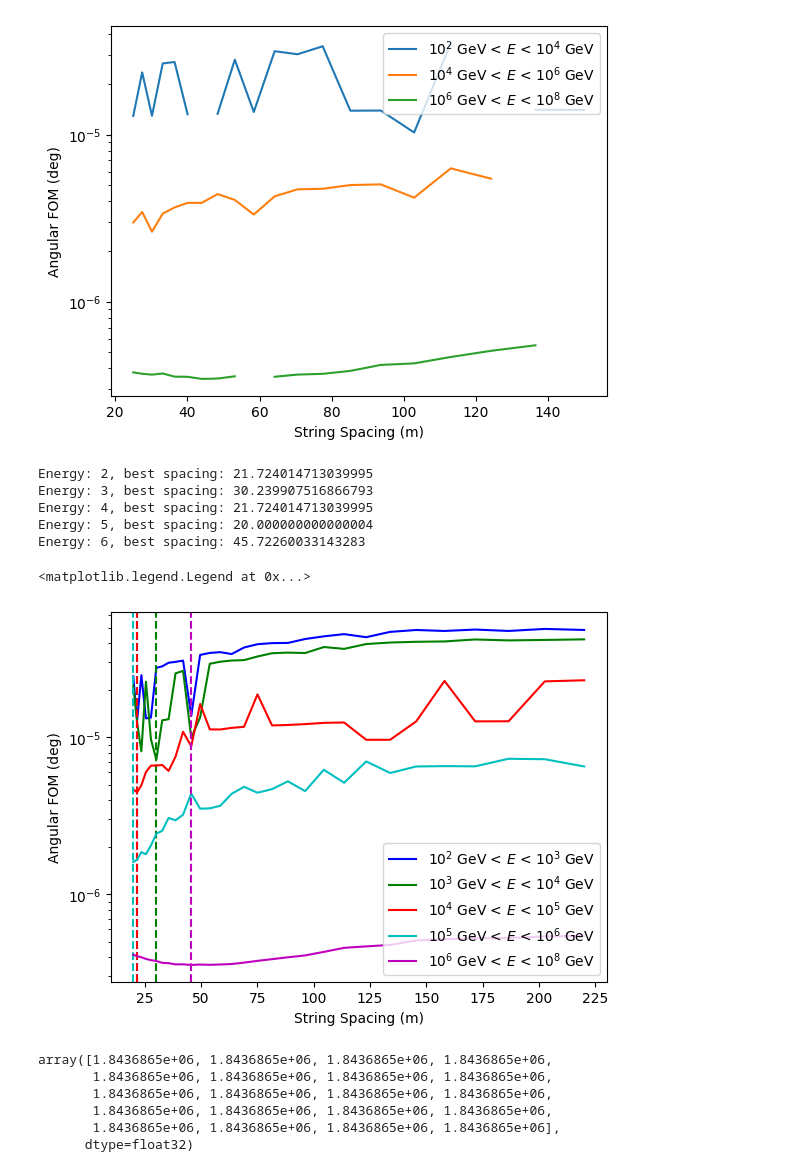
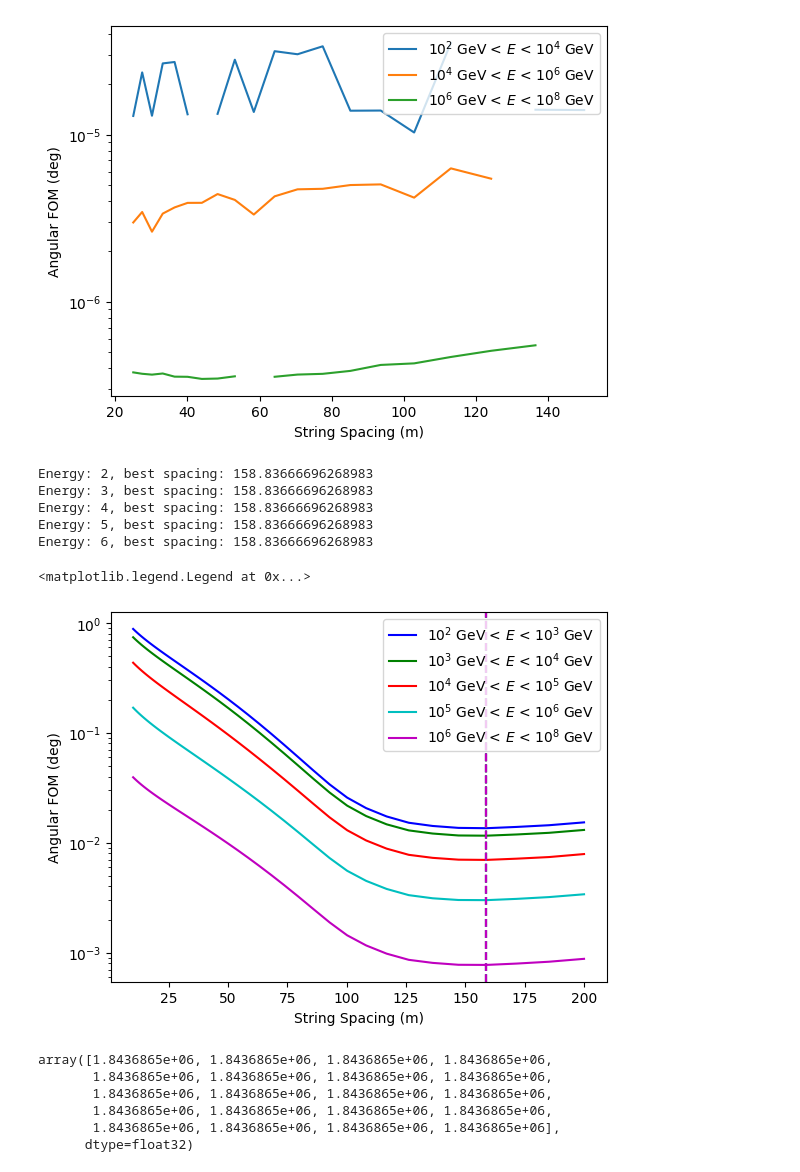
Before and after one commit to kristiantcho/nugget, a Jupyter notebook: nugget/examples/poisson_tests.ipynb, the cells around one changed output. Saved outputs shown, nothing was run; the diff lists cells and outputs as text; code cells hidden in the pictures.

```diff
--- a/nugget/examples/poisson_tests.ipynb
+++ b/nugget/examples/poisson_tests.ipynb
@@ -192,39 +192,39 @@ plt.legend()
 # %%
 angular_loss_dicts = pickle.load(open("pois_tests/pois_127_angular_loss_dicts_energies.pkl", "rb"))
 # %%
-spacing_min = 20
-spacing_max = 220
-spacing_count = 30
+spacing_min = 10
+spacing_max = 200
+spacing_count = 40
 selection_limits = {'zenith': 'horizontal'}
 colors = ['b', 'g', 'r', 'c', 'm', 'y']
 for energy in range(2,7):
     angular_foms = []
-    signal_events = nugget.utils.data_tools.load_signal_events_parquet(f"pois_tests/pois_space_127_signal_events_e{energy}-e{energy+1 if energy < 6 else energy+2}.parquet")
-    selection_inds = nugget.utils.data_tools.select_event_indices(
-    events=signal_events,
-    limits=selection_limits)
+    # signal_events = nugget.utils.data_tools.load_signal_events_parquet(f"pois_tests/pois_space_127_signal_events_e{energy}-e{energy+1 if energy < 6 else energy+2}.parquet")
+    # selection_inds = nugget.utils.data_tools.select_event_indices(
+    # events=signal_events,
+    # limits=selection_limits)
     for angular_loss_dict in angular_loss_dicts[f'{energy}-{energy+1}' if energy < 6 else f'{energy}-{energy+2}']:
         # angular_foms.append(angular_loss_dict['angular_resolution_loss'])
-        ang_res = angular_loss_dict['resolution_per_event'][selection_inds]
-        angular_foms.append(1 / torch.sqrt(torch.sum(1 / (ang_res[torch.isfinite(ang_res)] ** 2))))
-        # angular_foms.append(ang_res[torch.isfinite(ang_res)].median())
+        ang_res = angular_loss_dict['resolution_per_event']#[selection_inds]
+        # angular_foms.append(1 / torch.sqrt(torch.sum(1 / (ang_res[torch.isfinite(ang_res)] ** 2))))
+        angular_foms.append(ang_res[torch.isfinite(ang_res)].mean())
     angular_foms = torch.stack(angular_foms).squeeze().cpu().numpy()
     plt.plot(np.logspace(np.log10(spacing_min), np.log10(spacing_max), spacing_count)[:len(angular_foms)], angular_foms, label=fr"10$^{{{energy}}}$ GeV < $E$ < $10^{{{energy+1 if energy < 6 else energy+2}}}$ GeV", color=colors[energy-2])
     # plot the vertical line at the string spacing where the angular FOM is minimized
     plt.axvline(np.logspace(np.log10(spacing_min), np.log10(spacing_max), spacing_count)[:len(angular_foms)][np.argmin(angular_foms)], linestyle='--', color=colors[energy-2])
     print(f"Energy: {energy}, best spacing: {np.logspace(np.log10(spacing_min), np.log10(spacing_max), spacing_count)[:len(angular_foms)][np.argmin(angular_foms)]}")
 plt.xlabel("String Spacing (m)")
 plt.ylabel("Angular FOM (deg)")
 plt.yscale('log')
 plt.legend()
 # %% [output]
-Energy: 2, best spacing: 21.724014713039995
-Energy: 3, best spacing: 30.239907516866793
-Energy: 4, best spacing: 21.724014713039995
-Energy: 5, best spacing: 20.000000000000004
-Energy: 6, best spacing: 45.72260033143283
+Energy: 2, best spacing: 158.83666696268983
+Energy: 3, best spacing: 158.83666696268983
+Energy: 4, best spacing: 158.83666696268983
+Energy: 5, best spacing: 158.83666696268983
+Energy: 6, best spacing: 158.83666696268983
 <matplotlib.legend.Legend at 0x...>
-[figure, old version]
+[figure, new version]
 # %%
 # save angular_loss_dicts and energy_loss_dicts to a file
 import pickle
```
Also changed, not shown: parts of 6 cells of this notebook, 4 other files.
